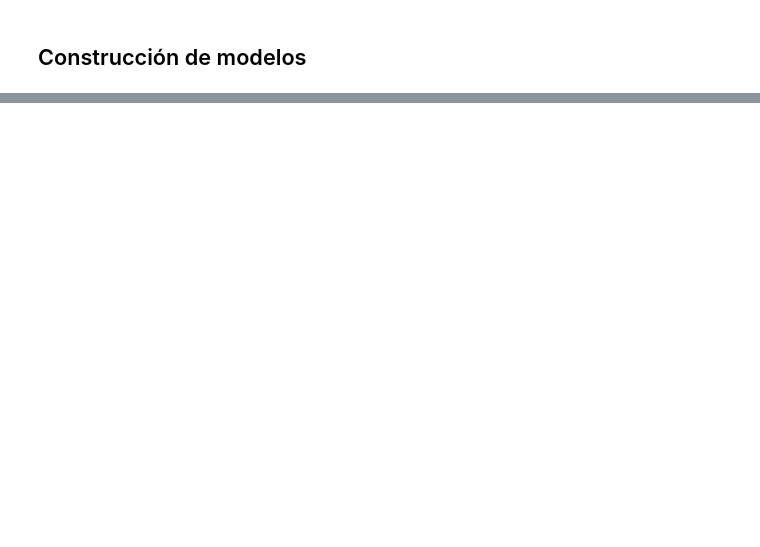
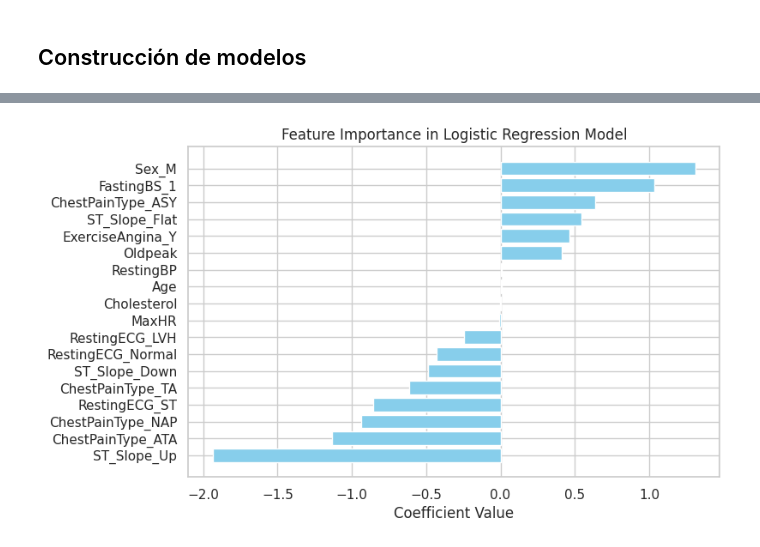
Before and after one commit to jmejiaes/heart_attack_classification, a Jupyter notebook: notebooks/clasification_model.ipynb, the cells around one changed output, grey strips where cells are left out. Cells and saved outputs as stored; diff of their text form; code cells hidden in the pictures; blank space fills up the shorter version.

```diff
--- a/notebooks/clasification_model.ipynb
+++ b/notebooks/clasification_model.ipynb
@@ -357,0 +462,22 @@ missingno.matrix(df_eda)
+# %%
+# Extraer los coeficientes del modelo
+coef = basic_lr.coef_[0]
+
+# DataFrame para visualizar mejor los coeficientes
+feature_importance = pd.DataFrame({
+    'Feature': XTrainSmote.columns,
+    'Coefficient': coef
+})
+
+
+feature_importance = feature_importance.sort_values('Coefficient', ascending=False)
+
+# Se grafica la importancia de los coeficientes en orden descendente
+plt.figure(figsize=(8, 5))
+plt.barh(feature_importance['Feature'], feature_importance['Coefficient'], color='skyblue')
+plt.xlabel('Coefficient Value')
+plt.title('Feature Importance in Logistic Regression Model')
+plt.gca().invert_yaxis()
+plt.show()
+# %% [output]
+[figure, added]
```
Also changed, not shown: parts of 29 cells of this notebook.
